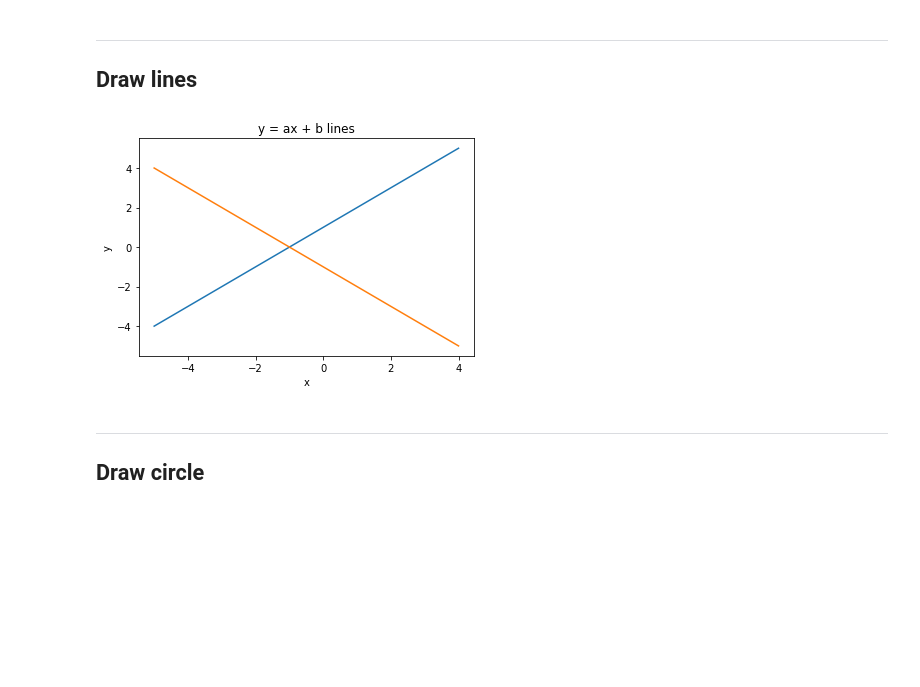
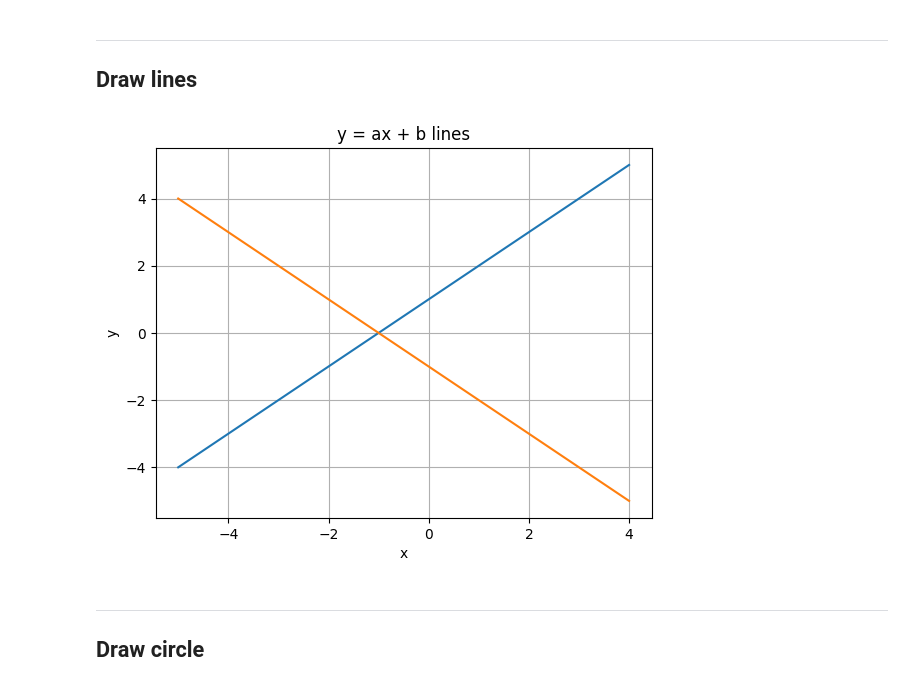
Before and after one commit to zoneme99/python-programmering-Jonatan-Cervall, a Jupyter notebook: Lecture_notes/L6-functions.ipynb, the cells around one changed output. Saved outputs shown, nothing was run; the diff lists cells and outputs as text; code cells hidden in the pictures; blank space fills up the shorter version.

```diff
--- a/Lecture_notes/L6-functions.ipynb
+++ b/Lecture_notes/L6-functions.ipynb
@@ -110,22 +110,23 @@ print(my_mean(1,2,3,4))
 # %%
 import matplotlib.pyplot as plt
 
 x = list(range(-5, 5))
 
 # y = ax + b
 def draw_line(x, a=1, b=1):
     y = [a*x_+b for x_ in x]
 
     plt.plot(x,y)
     plt.title("y = ax + b lines")
     plt.xlabel("x")
     plt.ylabel("y")
+    plt.grid(visible=True)
 
 
 draw_line(x)
 draw_line(x,a=-1,b=-1)
 # %% [output]
-[figure, old version]
+[figure, new version]
 # %% [markdown]
 ---
 ## Draw circle
```
Also changed, not shown: parts of 1 cell of this notebook, 2 other files.
